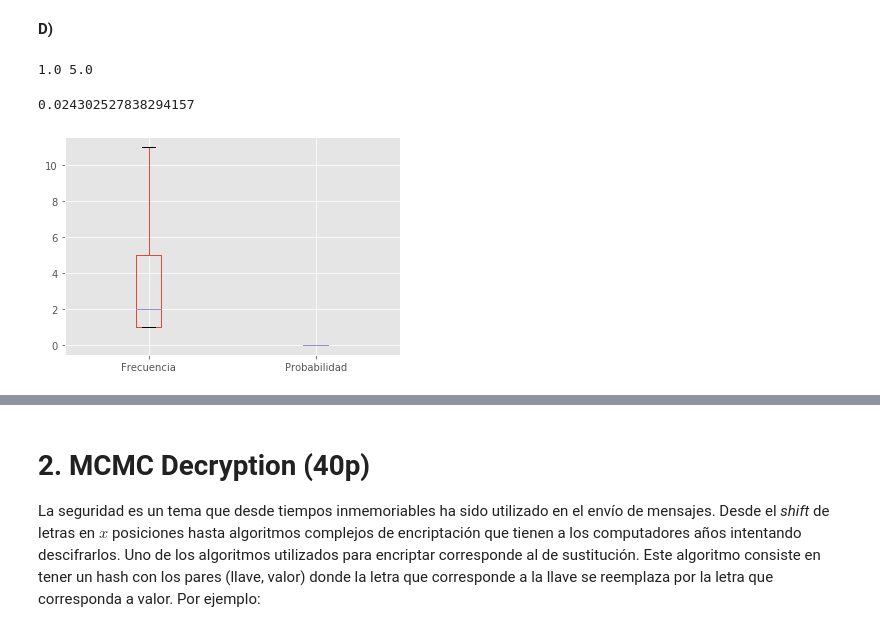
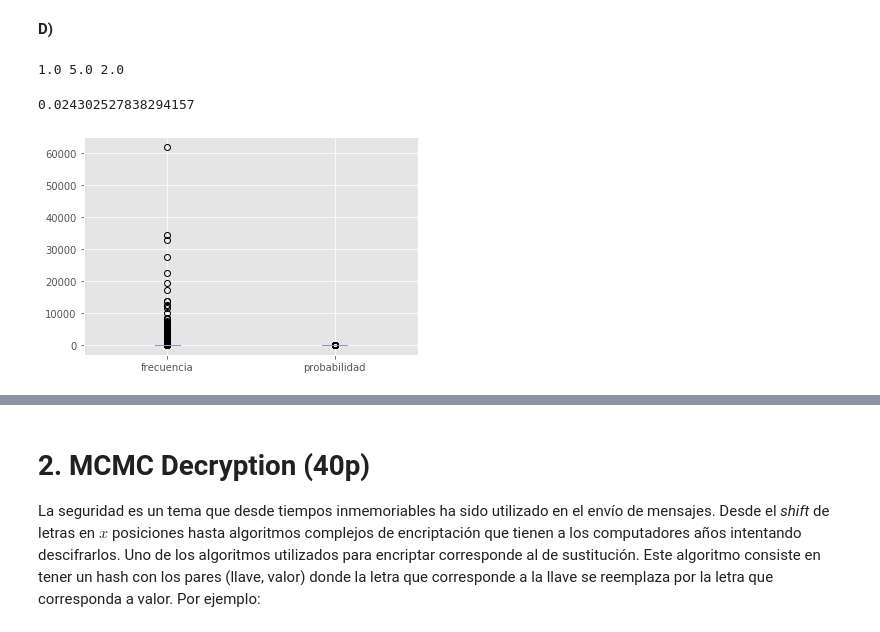
Before and after one commit to dmedelba/Lab3-Estaca, a Jupyter notebook: Laboratorio 3.ipynb, the cells around one changed output, grey strips where cells are left out. Saved outputs shown, nothing was run; the diff lists cells and outputs as text; code cells hidden in the pictures.

```diff
--- a/Laboratorio 3.ipynb
+++ b/Laboratorio 3.ipynb
@@ -357,5 +316,0 @@ Resultando en un coeficiente de correlación de:  0.1838
-# %%
-cuenta_palabras
-df = pd.DataFrame(cuenta_palabras.items(), columns=['Palabra', 'Frecuencia'])
-df.sort_values(by='Frecuencia', inplace=True)
-df[(df.Frecuencia>5)].sort_values(by='Frecuencia', ascending=False).head(4000000)
@@ -390,25 +326,27 @@ cuentaPalabras(nPalabras)
 # %%
 '''covar = df_prob_tam.cov()['Probabilidad promedio'][0]
 x = df_prob_tam['Cantidad palabras'].std()
 y = df_prob_tam['Probabilidad promedio'].std()
 res = covar/(x*y)
 res'''
-df['Probabilidad'] = df['Frecuencia']/nPalabras
-p_25 = df.Frecuencia.quantile(0.25)
-p_75 = df.Frecuencia.quantile(0.75)
-df_filtrado = df[(df['Frecuencia'] >= p_25) & (df['Frecuencia'] <= p_75)]
+df['probabilidad'] = df['frecuencia']/nPalabras
+p_25 = df.frecuencia.quantile(0.25)
+p_75 = df.frecuencia.quantile(0.75)
+iqr = p_75-p_25
+p = df.frecuencia.quantile(0.5)
+df_filtrado = df[(df['frecuencia'] >= p_25-1.5*iqr) & (df['frecuencia'] <= p_75+1.5*iqr)]
 bins = [0,10,20,30,40,50,60,70,80,90,100]
 #display(df_filtrado)
-print(p_25, p_75)
-df.boxplot(showfliers=False)
-df_aux = df[df.Frecuencia == 2].count()
+print(p_25, p_75, p)
+df.boxplot(showfliers=True)
+df_aux = df[df.frecuencia == 2].count()
 #df_aux = df.sum()
 df_aux
 (20394+6278)/1097499
 #df
 #plt.hist(df['Frecuencia'], bins=[0,1,2,10,50,100,1000])
 #plt.show()
 # %% [output]
-1.0 5.0
+1.0 5.0 2.0
 0.024302527838294157
-[figure, old version]
+[figure, new version]
```
Also changed, not shown: parts of 15 cells of this notebook, 7 other files.
